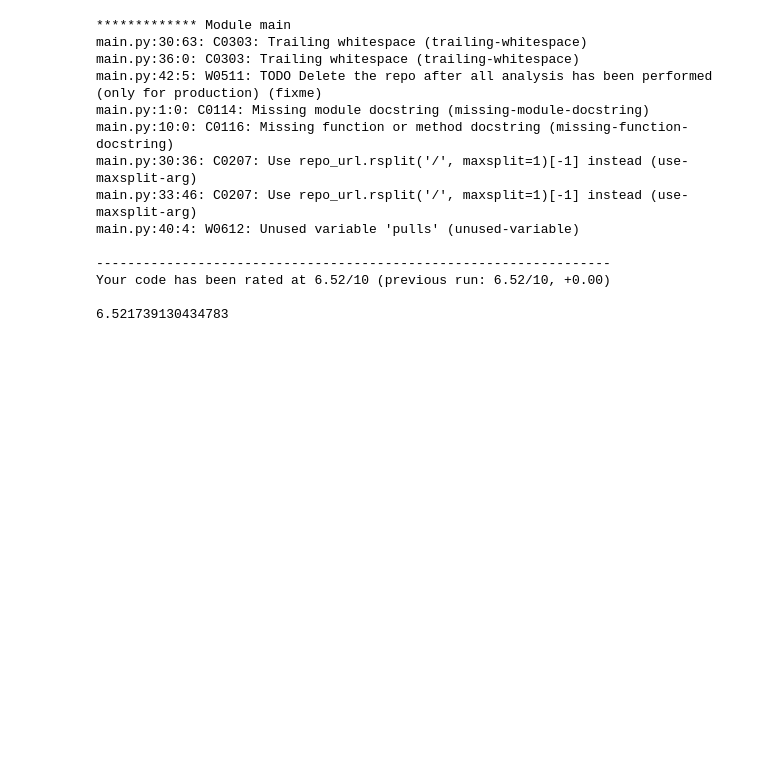
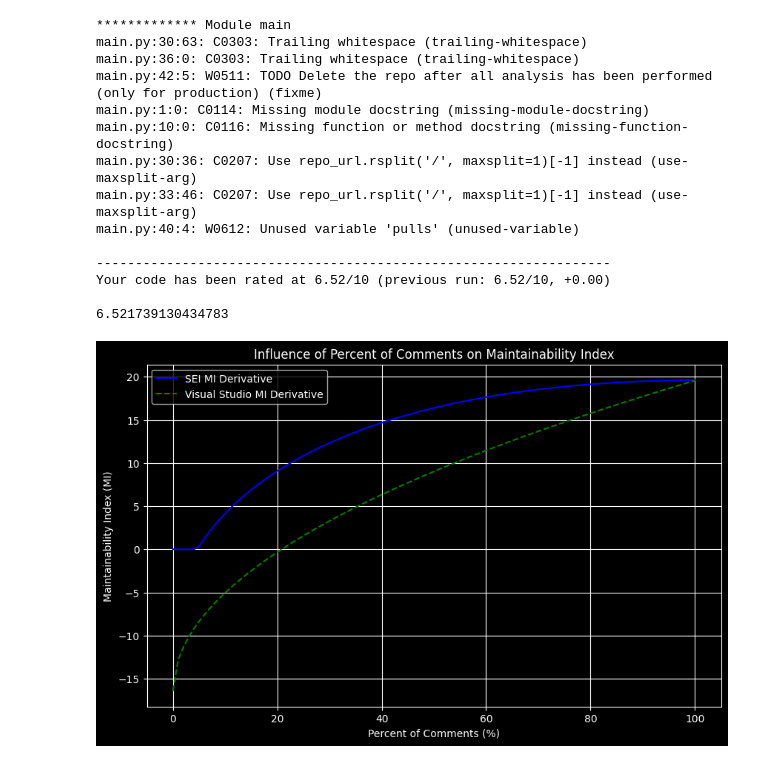
Before and after one commit to AlexS-1/Bachelor-Code, a Jupyter notebook: test.ipynb, the cells around one changed output. Drawn from its saved outputs; the diff is of its cells as text; code cells hidden in the pictures; blank space fills up the shorter version.

```diff
--- a/test.ipynb
+++ b/test.ipynb
@@ -988,3 +988,39 @@ main.py:40:4: W0612: Unused variable 'pulls' (unused-variable)
 Your code has been rated at 6.52/10 (previous run: 6.52/10, +0.00)
 
 6.521739130434783
+# %%
+import numpy as np
+import matplotlib.pyplot as plt
+
+# Define the percentage of comments (as a range from 0% to 100%)
+percent_comments = np.linspace(0, 100, 100)
+
+# Define constants for the SEI and Visual Studio MI formulas
+# These are placeholders; replace them with actual coefficients if available
+V = 1000  # Cyclomatic complexity
+G = 10   # Halstead effort
+L = 10000  # Lines of code
+C = percent_comments / 100  # Convert percentage to a fraction
+
+# Compute the SEI MI derivative
+MI_SEI = np.maximum(0, (171 - 5.2 * np.log(V) - 0.23 * G - 16.2 * np.log(L) + 50 * np.sin(np.sqrt(2.4 * C))) / 171 * 100)
+
+# Compute the Visual Studio MI derivative (simplified version)
+MI_VS = 171 - 5.2 * np.log(V) - 0.23 * G - 16.2 * np.log(L) + 36 * np.sqrt(C)
+
+# Plot the results
+plt.figure(figsize=(10, 6))
+plt.plot(percent_comments, MI_SEI, label="SEI MI Derivative", color="blue")
+plt.plot(percent_comments, MI_VS, label="Visual Studio MI Derivative", color="green", linestyle="--")
+
+# Add labels, title, and legend
+plt.title("Influence of Percent of Comments on Maintainability Index")
+plt.xlabel("Percent of Comments (%)")
+plt.ylabel("Maintainability Index (MI)")
+plt.legend()
+plt.grid(True)
+
+# Show the plot
+plt.show()
+# %% [output]
+[figure, added]
```
Also changed, not shown: 6 other files.
